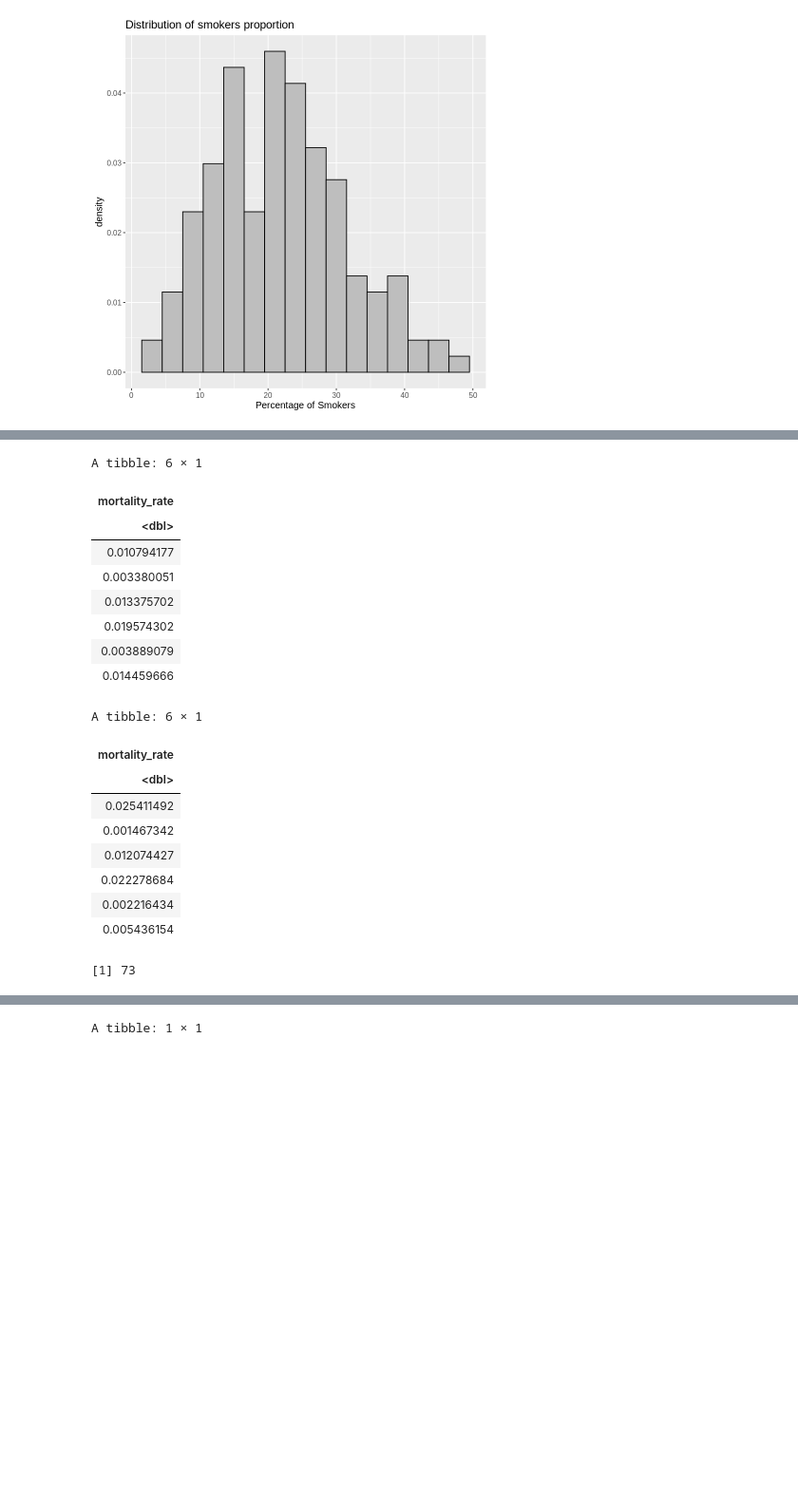
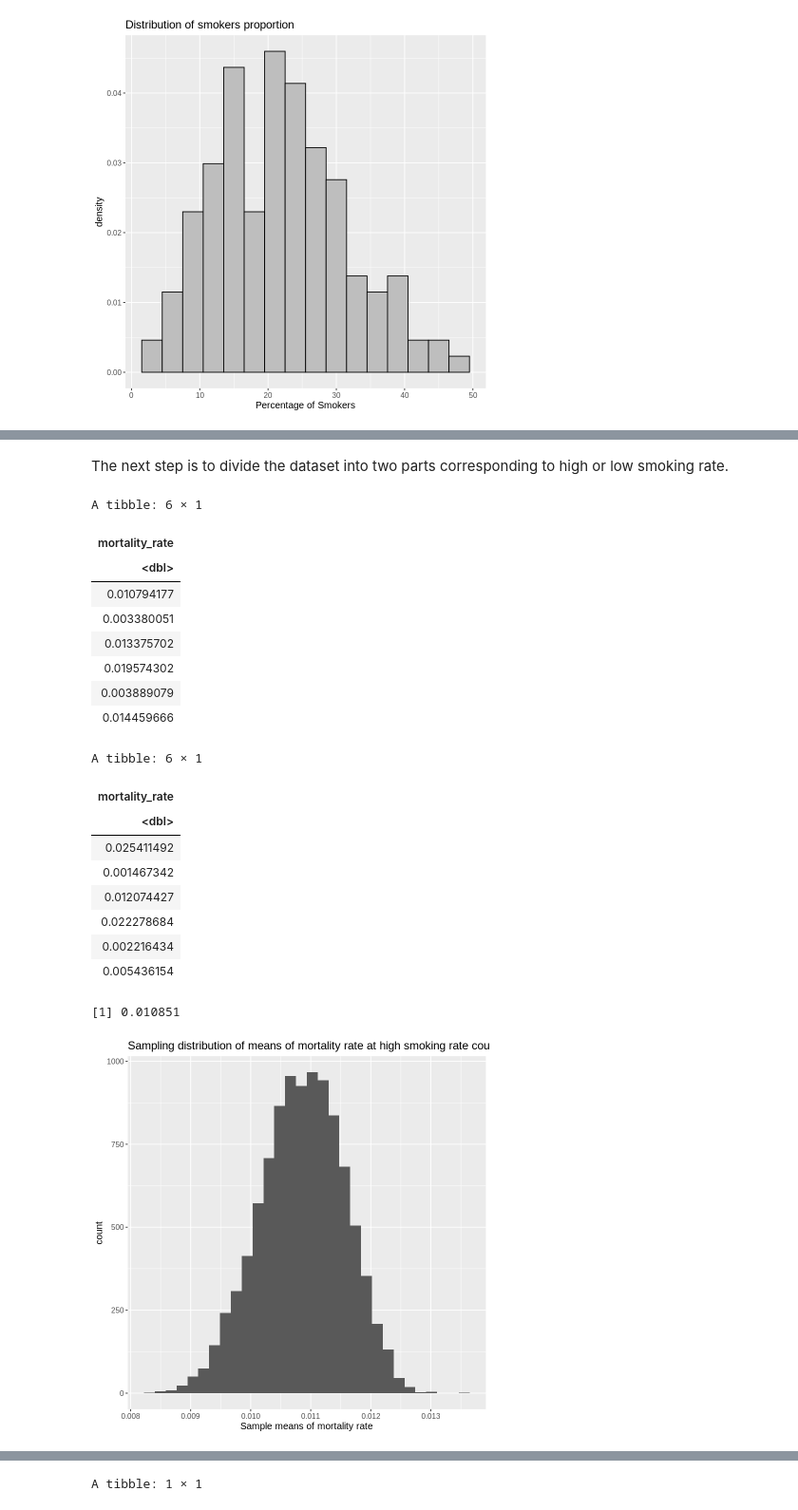
Before and after one commit to RayNguyent/STAT-201-Project, a Jupyter notebook: Proposal.ipynb, the cells around one changed output, grey strips where cells are left out. Shown at 95% size. Saved outputs shown, nothing was run; the diff lists cells and outputs as text; code cells hidden in the pictures; blank space fills up the shorter version.

```diff
--- a/Proposal.ipynb
+++ b/Proposal.ipynb
@@ -17,7 +29,7 @@ library(broom)
 data <- read.csv("data/owid-covid-data.csv")
 data["new_cases"][is.na(data["new_cases"])] <- 0
 data["new_deaths"][is.na(data["new_deaths"])] <- 0
-data_cleaned <- data %>% filter(!is.na(male_smokers)) %>%
+data_cleaned <- data %>% filter(!is.na(male_smokers)) %>% filter(!is.na(female_smokers)) %>%
         group_by(location) %>%
         mutate(smokers = (male_smokers + female_smokers)/2) %>% group_by(location) %>%
         summarise(mean_smokers = mean(smokers), mortality_rate = sum(new_deaths)/sum(new_cases))
@@ -57,6 +72,9 @@ A tibble: 6 × 2
+# %% [markdown]
+The next step is to divide the dataset into two parts corresponding to high or low smoking rate.
 # %%
 high_smoking_data <- data_final %>% filter(is_high_smoking_rate == "TRUE") %>% select(mortality_rate)
 head(high_smoking_data)
+
 low_smoking_data <- data_final %>% filter(is_high_smoking_rate == "FALSE") %>% select(mortality_rate)
 head(low_smoking_data)
 # %% [output]
@@ -78,4 +96,16 @@ A tibble: 6 × 1
 | 0.022278684 |
 | 0.002216434 |
 | 0.005436154 |
-[1] 73
+# %%
+set.seed(2022)
+high_smoking_sampling_distri <- high_smoking_data %>% rep_sample_n(size = 50, reps = 10000) %>%
+                                group_by(replicate) %>% summarise(sample_mean = mean(mortality_rate))
+high_smoking_sampling_plot <- high_smoking_sampling_distri %>% ggplot(aes(x = sample_mean)) + geom_histogram(bins = 30) +
+                              labs(x = "Sample means of mortality rate", title = "Sampling distribution of means of mortality rate at high smoking rate countries" ) +
+                              theme(text = element_text(size = 12))
+high_smoking_sampling_plot
+mean <- mean(high_smoking_sampling_distri$sample_mean)
+mean
+# %% [output]
+[1] 0.010851
+[figure, added]
```
Also changed, not shown: parts of 13 cells of this notebook.
